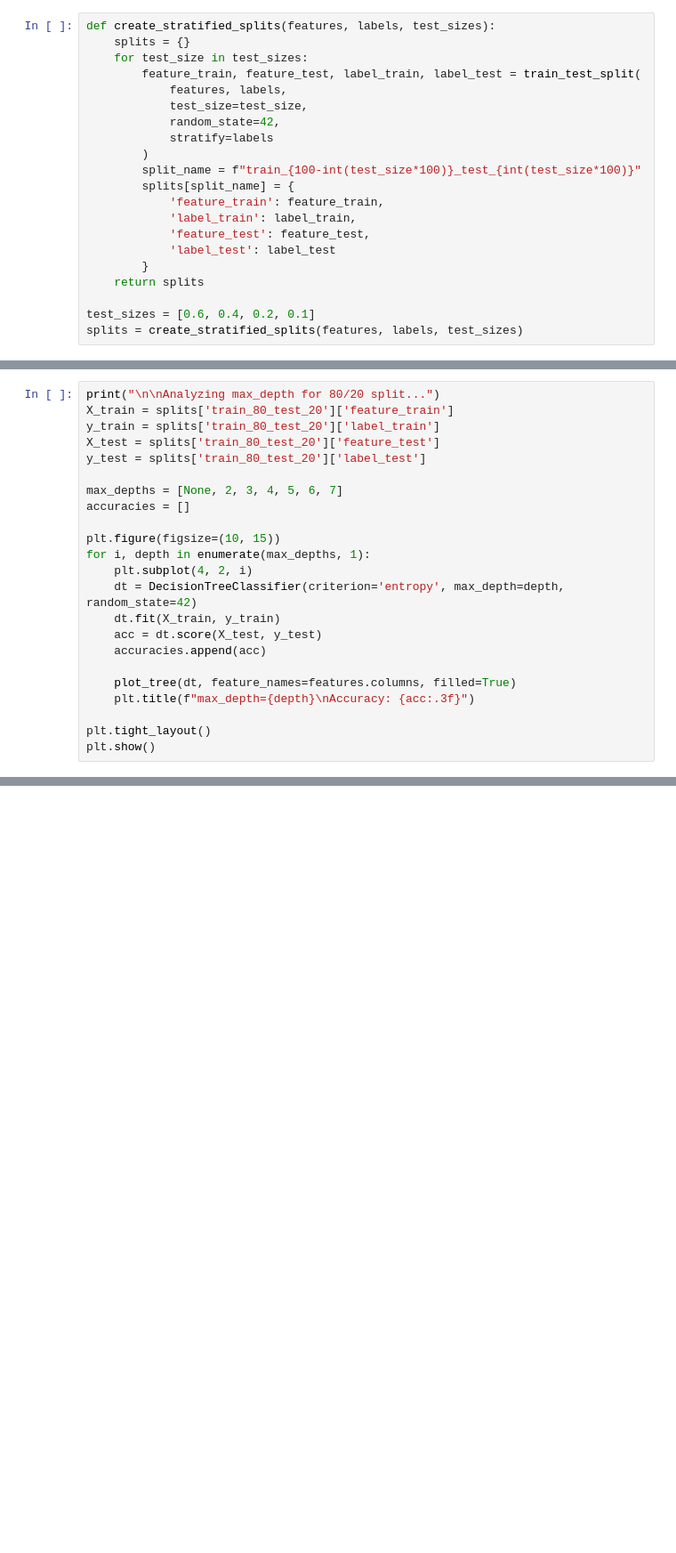
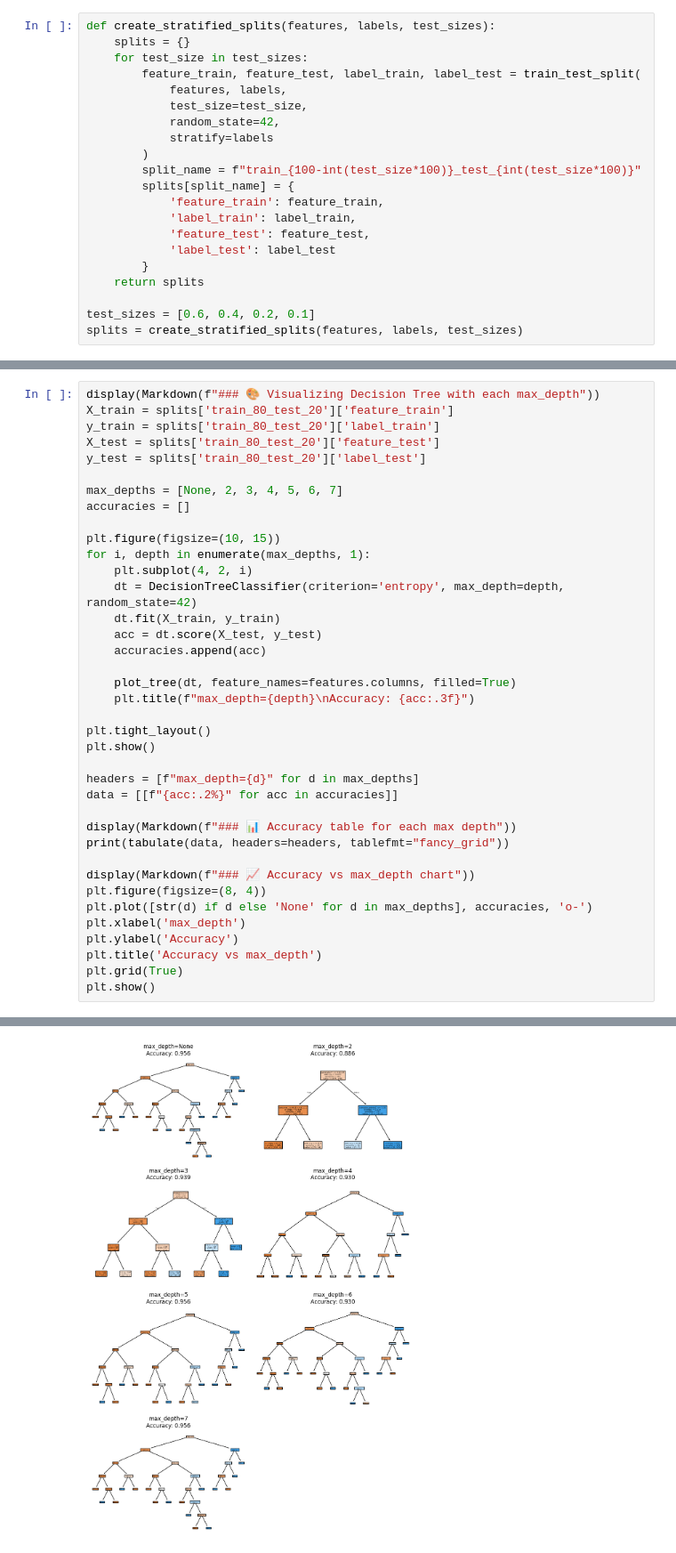
Before and after one commit to khanhlinh-jnf/DecisionTree, a Jupyter notebook: breast_cancer.ipynb, the cells around one changed output, grey strips where cells are left out. Shown at 89% size. Cells and saved outputs as stored; diff of their text form; blank space fills up the shorter version.

```diff
--- a/breast_cancer.ipynb
+++ b/breast_cancer.ipynb
@@ -124,5 +205,5 @@ for name, split in splits.items():
 # %%
-print("\n\nAnalyzing max_depth for 80/20 split...")
+display(Markdown(f"### 🎨 Visualizing Decision Tree with each max_depth"))
 X_train = splits['train_80_test_20']['feature_train']
 y_train = splits['train_80_test_20']['label_train']
 X_test = splits['train_80_test_20']['feature_test']
@@ -144,3 +225,19 @@ for i, depth in enumerate(max_depths, 1):
 
 plt.tight_layout()
 plt.show()
+
+headers = [f"max_depth={d}" for d in max_depths]
+data = [[f"{acc:.2%}" for acc in accuracies]]
+
+display(Markdown(f"### 📊 Accuracy table for each max depth"))
+print(tabulate(data, headers=headers, tablefmt="fancy_grid"))
+
+display(Markdown(f"### 📈 Accuracy vs max_depth chart"))
+plt.figure(figsize=(8, 4))
+plt.plot([str(d) if d else 'None' for d in max_depths], accuracies, 'o-')
+plt.xlabel('max_depth')
+plt.ylabel('Accuracy')
+plt.title('Accuracy vs max_depth')
+plt.grid(True)
+plt.show()
+# %% [output]
@@ -146,0 +245 @@ plt.show()
+[figure, added]
```
Also changed, not shown: parts of 20 cells of this notebook, 2 other files.
